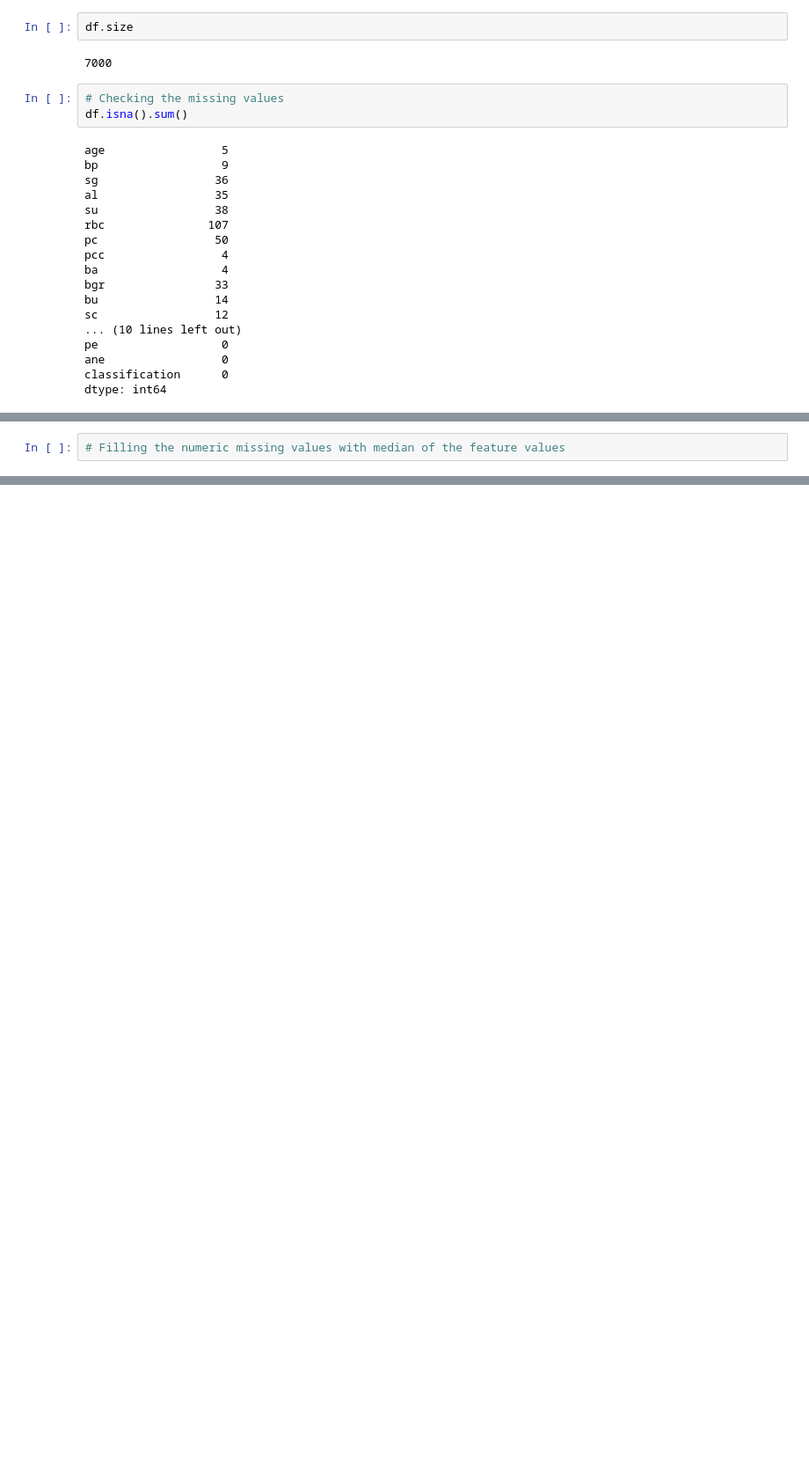
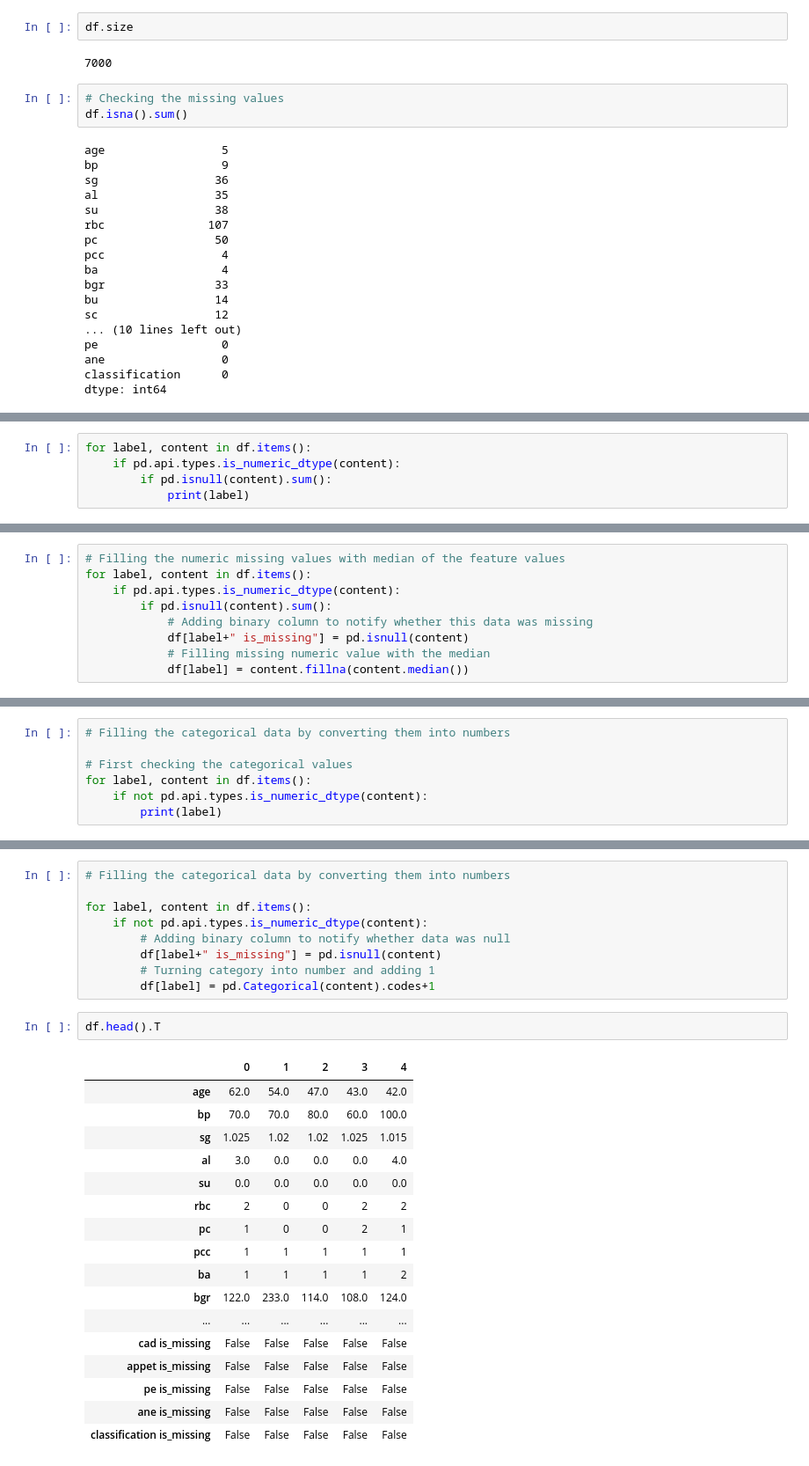
Before and after one commit to Tanishq-19/Chronic_Kidney_Disease_Predictor, a Jupyter notebook: Chronic-Kidney-Disease.ipynb, the cells around one changed output, grey strips where cells are left out. Shown at 88% size. Cells and saved outputs as stored; diff of their text form; blank space fills up the shorter version.

Commit message:
data preprocessing done

```diff
--- a/Chronic-Kidney-Disease.ipynb
+++ b/Chronic-Kidney-Disease.ipynb
@@ -205,2 +243,5 @@ classification
 # %%
-# Filling the numeric missing values with median of the feature values
+for label, content in df.items():
+    if pd.api.types.is_numeric_dtype(content):
+        if pd.isnull(content).sum():
+            print(label)
@@ -206,0 +261,9 @@ classification
+# %%
+# Filling the numeric missing values with median of the feature values
+for label, content in df.items():
+    if pd.api.types.is_numeric_dtype(content):
+        if pd.isnull(content).sum():
+            # Adding binary column to notify whether this data was missing
+            df[label+" is_missing"] = pd.isnull(content)
+            # Filling missing numeric value with the median
+            df[label] = content.fillna(content.median())
@@ -206,0 +290,7 @@ classification
+# %%
+# Filling the categorical data by converting them into numbers
+
+# First checking the categorical values
+for label, content in df.items():
+    if not pd.api.types.is_numeric_dtype(content):
+        print(label)
@@ -206,0 +311,29 @@ classification
+# %%
+# Filling the categorical data by converting them into numbers
+
+for label, content in df.items():
+    if not pd.api.types.is_numeric_dtype(content):
+        # Adding binary column to notify whether data was null
+        df[label+" is_missing"] = pd.isnull(content)
+        # Turning category into number and adding 1
+        df[label] = pd.Categorical(content).codes+1
+# %%
+df.head().T
+# %% [output]
+|  | 0 | 1 | 2 | 3 | 4 |
+| age | 62.0 | 54.0 | 47.0 | 43.0 | 42.0 |
+| bp | 70.0 | 70.0 | 80.0 | 60.0 | 100.0 |
+| sg | 1.025 | 1.02 | 1.02 | 1.025 | 1.015 |
+| al | 3.0 | 0.0 | 0.0 | 0.0 | 4.0 |
+| su | 0.0 | 0.0 | 0.0 | 0.0 | 0.0 |
+| rbc | 2 | 0 | 0 | 2 | 2 |
+| pc | 1 | 0 | 0 | 2 | 1 |
+| pcc | 1 | 1 | 1 | 1 | 1 |
+| ba | 1 | 1 | 1 | 1 | 2 |
+| bgr | 122.0 | 233.0 | 114.0 | 108.0 | 124.0 |
+| ... | ... | ... | ... | ... | ... |
+| cad is_missing | False | False | False | False | False |
+| appet is_missing | False | False | False | False | False |
+| pe is_missing | False | False | False | False | False |
+| ane is_missing | False | False | False | False | False |
+| classification is_missing | False | False | False | False | False |
```
Also changed, not shown: parts of 12 cells of this notebook.
